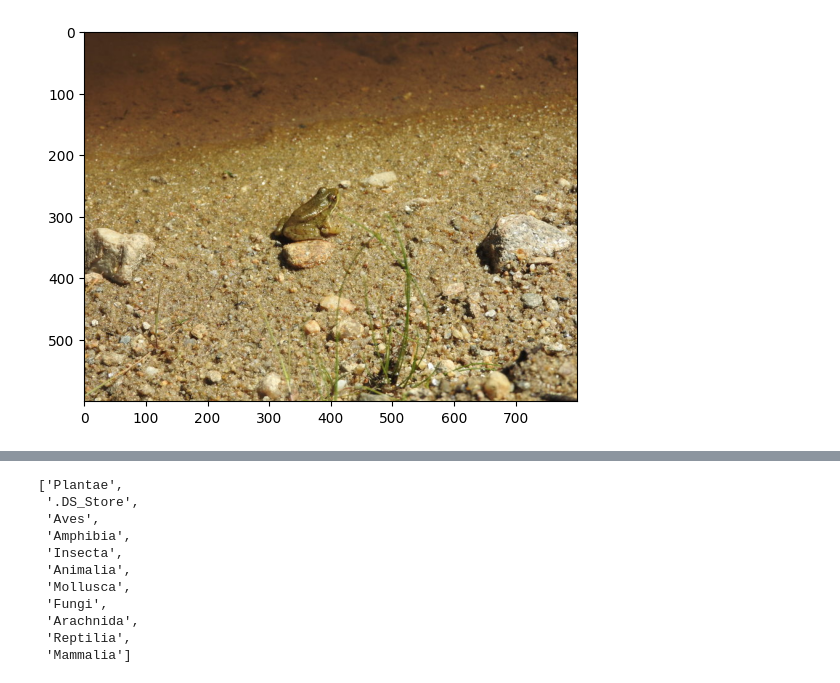
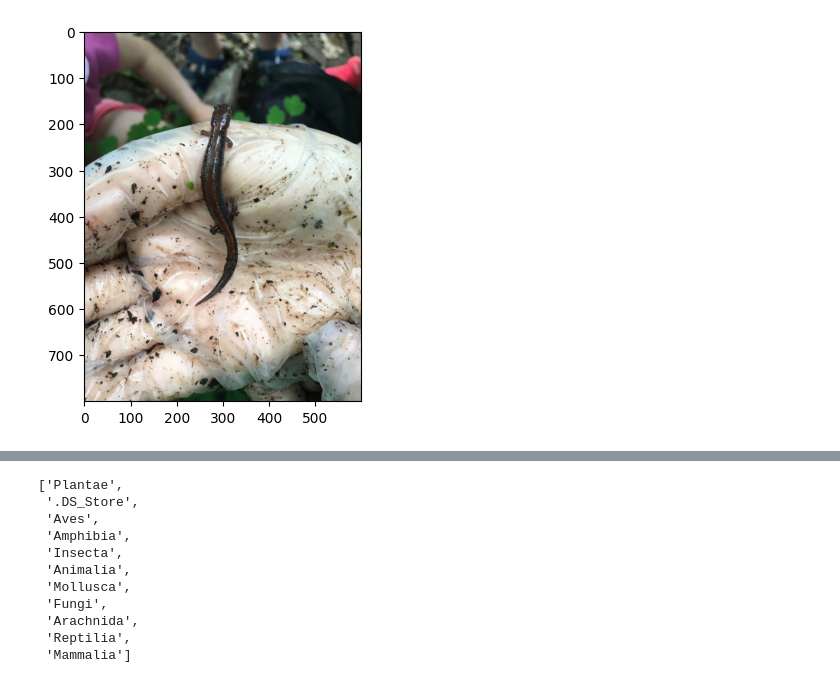
Before and after one commit to Saranath07/Deep-Learning, a Jupyter notebook: CNN.ipynb, the cells around one changed output, grey strips where cells are left out. Saved outputs shown, nothing was run; the diff lists cells and outputs as text; code cells hidden in the pictures.

```diff
--- a/CNN.ipynb
+++ b/CNN.ipynb
@@ -3,15 +3,14 @@ import torch
 import matplotlib.pyplot as plt
 import matplotlib.image as mpimg
 # %%
-
-image_path = "nature_12K/inaturalist_12K/train/Amphibia/0a23c86d7abf365aea549f9ce58025cd.jpg"  # Replace "path_to_your_image.jpg" with the path to your image file
+image_path = "inaturalist_12K/train/Amphibia/0a10c76c266e3467963c5e25353823e1.jpg"
 img = mpimg.imread(image_path)
 
 
 plt.imshow(img)
 plt.show()
 # %% [output]
-[figure, old version]
+[figure, new version]
 # %%
 from keras.models import Sequential
 from keras.layers import Conv2D, MaxPooling2D, Flatten, Dense, Activation
```
Also changed, not shown: parts of 15 cells of this notebook, 1 other file.
